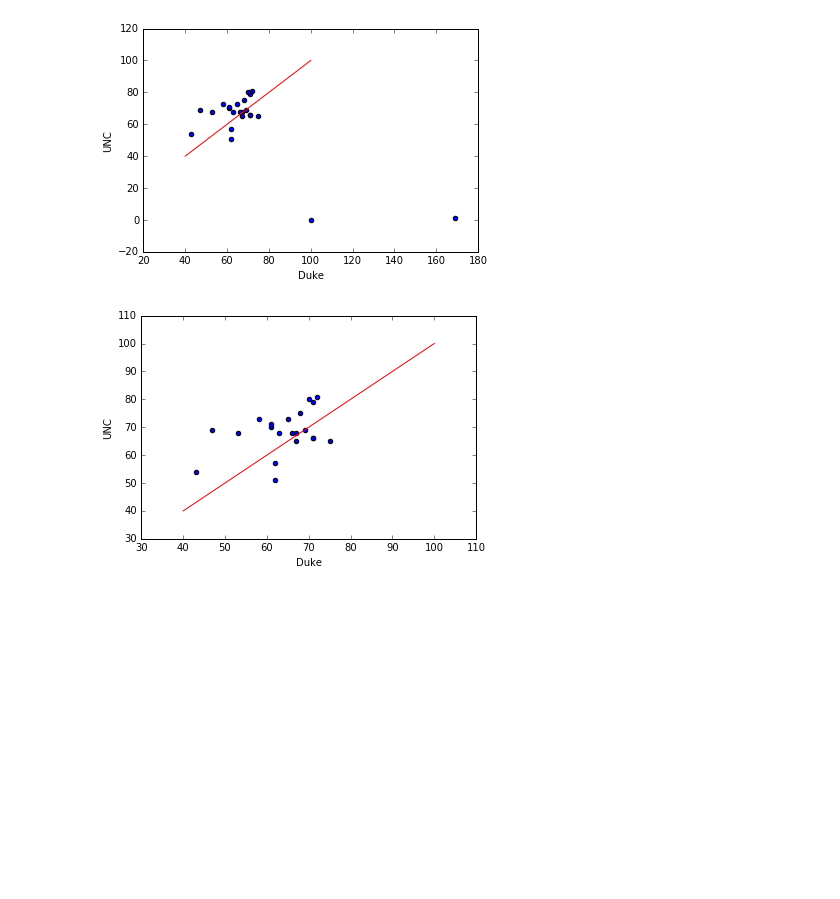
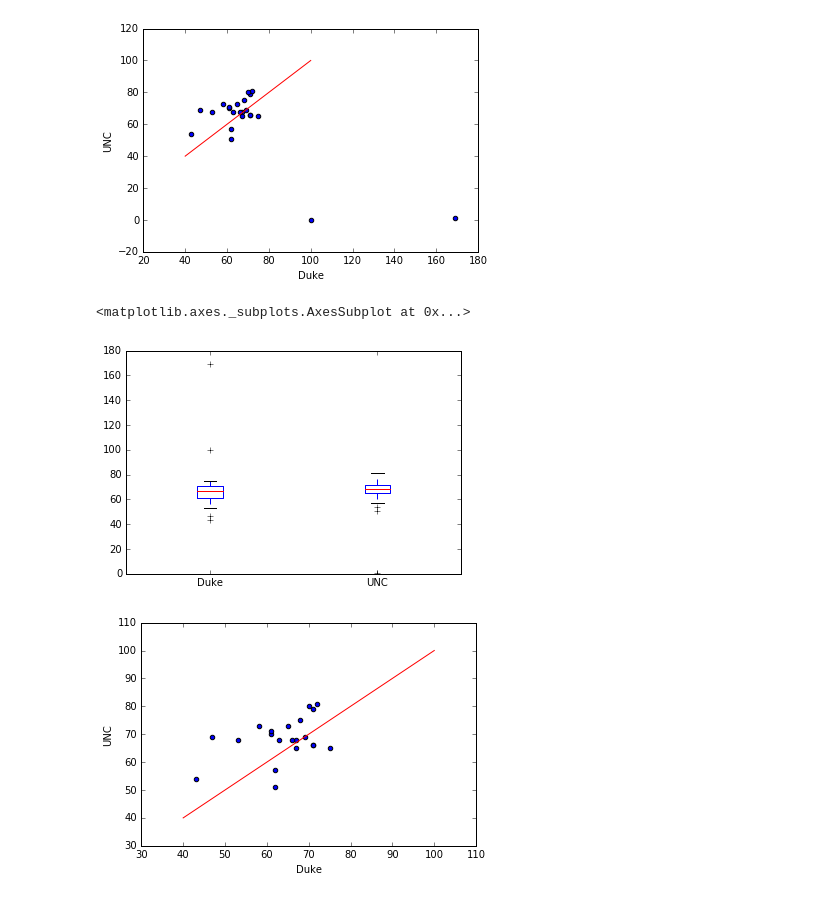
Before and after one commit to cczysz/nc-bb, a Jupyter notebook: SmithBasketball.ipynb, the cells around one changed output. Cells and saved outputs as stored; diff of their text form; code cells hidden in the pictures; blank space fills up the shorter version.

```diff
--- a/SmithBasketball.ipynb
+++ b/SmithBasketball.ipynb
@@ -74,4 +78,9 @@ plt.plot([40,100],[40,100], 'r-')
 plt.show()
 # %% [output]
 [figure]
+# %%
+alldf.plot(kind="box")
+# %% [output]
+<matplotlib.axes._subplots.AxesSubplot at 0x...>
+[figure, added]
 # %%
```
Also changed, not shown: parts of 10 cells of this notebook.
